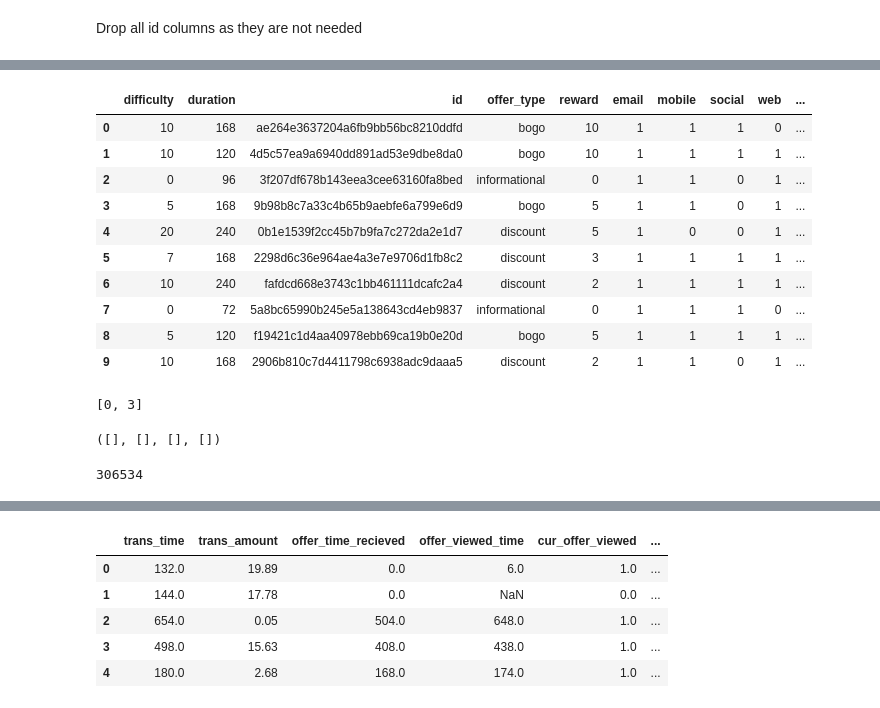
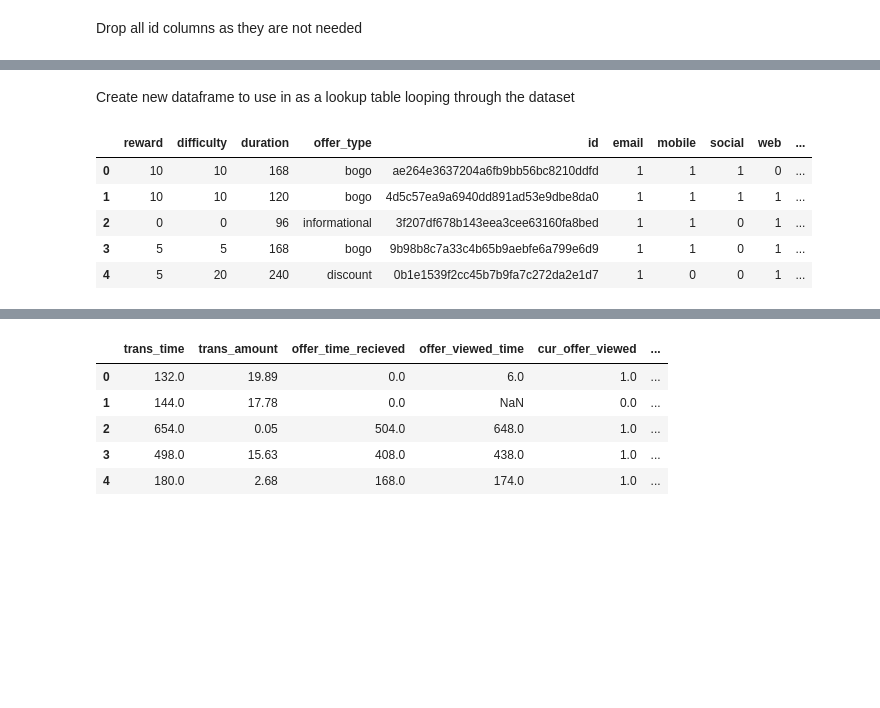
Before and after one commit to erab17/data_scientist_nanodegree_capstone, a Jupyter notebook: Starbucks_Capstone_notebook-Copy1.ipynb, the cells around one changed output, grey strips where cells are left out. Saved outputs shown, nothing was run; the diff lists cells and outputs as text; code cells hidden in the pictures; blank space fills up the shorter version.

```diff
--- a/Starbucks_Capstone_notebook-Copy1.ipynb
+++ b/Starbucks_Capstone_notebook-Copy1.ipynb
@@ -579,20 +630,17 @@ test = df_all[(df_all["person"]=="a6fce370a2ce4df995fc4899bfeb3b6a") | (df_all["
+# %% [markdown]
+Create new dataframe to use in as a lookup table looping through the dataset
 # %%
 offerid_lookup = portfolio.copy()
 offerid_lookup["offer received"] = False
 offerid_lookup["offer viewed"] = False
 offerid_lookup["offer completed"] = False
 # %%
-offerid_lookup
+offerid_lookup.head()
 # %% [output]
-|  | difficulty | duration | id | offer_type | reward | email | mobile | social | web | ... |
-| 0 | 10 | 168 | ae264e3637204a6fb9bb56bc8210ddfd | bogo | 10 | 1 | 1 | 1 | 0 | ... |
-| 1 | 10 | 120 | 4d5c57ea9a6940dd891ad53e9dbe8da0 | bogo | 10 | 1 | 1 | 1 | 1 | ... |
-| 2 | 0 | 96 | 3f207df678b143eea3cee63160fa8bed | informational | 0 | 1 | 1 | 0 | 1 | ... |
-| 3 | 5 | 168 | 9b98b8c7a33c4b65b9aebfe6a799e6d9 | bogo | 5 | 1 | 1 | 0 | 1 | ... |
-| 4 | 20 | 240 | 0b1e1539f2cc45b7b9fa7c272da2e1d7 | discount | 5 | 1 | 0 | 0 | 1 | ... |
-| 5 | 7 | 168 | 2298d6c36e964ae4a3e7e9706d1fb8c2 | discount | 3 | 1 | 1 | 1 | 1 | ... |
-| 6 | 10 | 240 | fafdcd668e3743c1bb461111dcafc2a4 | discount | 2 | 1 | 1 | 1 | 1 | ... |
-| 7 | 0 | 72 | 5a8bc65990b245e5a138643cd4eb9837 | informational | 0 | 1 | 1 | 1 | 0 | ... |
-| 8 | 5 | 120 | f19421c1d4aa40978ebb69ca19b0e20d | bogo | 5 | 1 | 1 | 1 | 1 | ... |
-| 9 | 10 | 168 | 2906b810c7d4411798c6938adc9daaa5 | discount | 2 | 1 | 1 | 0 | 1 | ... |
+|  | reward | difficulty | duration | offer_type | id | email | mobile | social | web | ... |
+| 0 | 10 | 10 | 168 | bogo | ae264e3637204a6fb9bb56bc8210ddfd | 1 | 1 | 1 | 0 | ... |
+| 1 | 10 | 10 | 120 | bogo | 4d5c57ea9a6940dd891ad53e9dbe8da0 | 1 | 1 | 1 | 1 | ... |
+| 2 | 0 | 0 | 96 | informational | 3f207df678b143eea3cee63160fa8bed | 1 | 1 | 0 | 1 | ... |
+| 3 | 5 | 5 | 168 | bogo | 9b98b8c7a33c4b65b9aebfe6a799e6d9 | 1 | 1 | 0 | 1 | ... |
+| 4 | 5 | 20 | 240 | discount | 0b1e1539f2cc45b7b9fa7c272da2e1d7 | 1 | 0 | 0 | 1 | ... |
 # %%
@@ -601,4 +649,2 @@ offerid_lookup.loc[offerid_lookup["id"]=="9b98b8c7a33c4b65b9aebfe6a799e6d9", "of
 # %%
-offerid_lookup[offerid_lookup["offer viewed"]==True].index.values.tolist()
+#offerid_lookup[offerid_lookup["offer viewed"]==True].index.values.tolist()
-# %% [output]
-[0, 3]
@@ -607,8 +650,0 @@ offer1, offer2, offer3, offer4 = [],[],[],[]
-# %%
-offer1, offer2, offer3, offer4
-# %% [output]
-([], [], [], [])
-# %%
-len(df_all)
-# %% [output]
-306534
```
Also changed, not shown: parts of 210 cells of this notebook.
